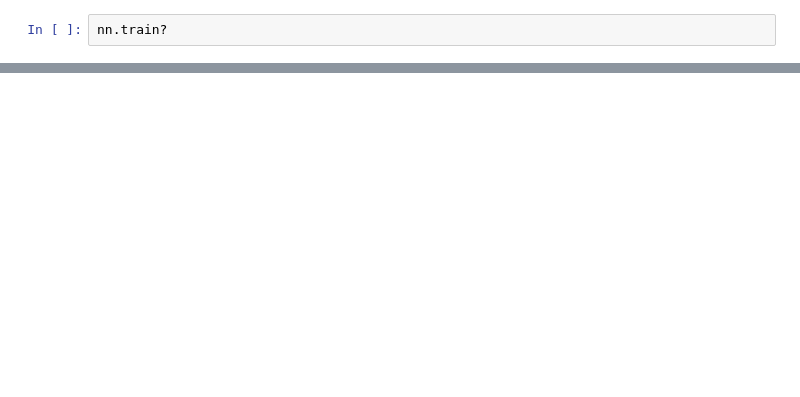
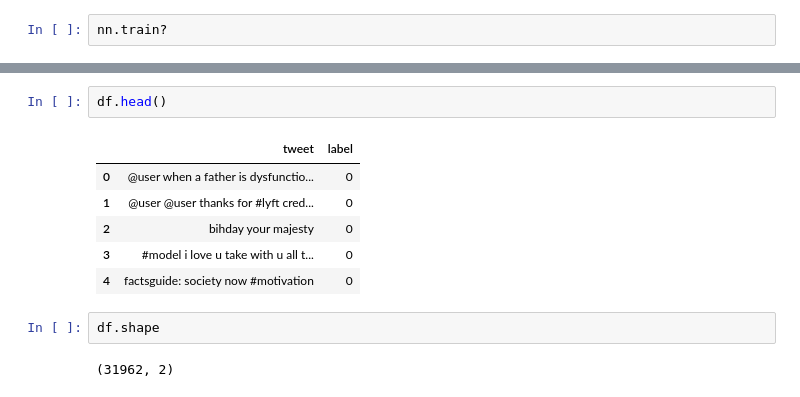
Before and after one commit to gaganwalia212/Neural-Networks, a Jupyter notebook: sentiment analysis.ipynb, the cells around one changed output, grey strips where cells are left out. Saved outputs shown, nothing was run; the diff lists cells and outputs as text; blank space fills up the shorter version.

```diff
--- a/sentiment analysis.ipynb
+++ b/sentiment analysis.ipynb
@@ -106,0 +140,13 @@ plt.plot(losses)
+# %%
+df.head()
+# %% [output]
+|  | tweet | label |
+| 0 | @user when a father is dysfunctio... | 0 |
+| 1 | @user @user thanks for #lyft cred... | 0 |
+| 2 | bihday your majesty | 0 |
+| 3 | #model i love u take with u all t... | 0 |
+| 4 | factsguide: society now #motivation | 0 |
+# %%
+df.shape
+# %% [output]
+(31962, 2)
```
Also changed, not shown: parts of 63 cells of this notebook, 1 other file.
